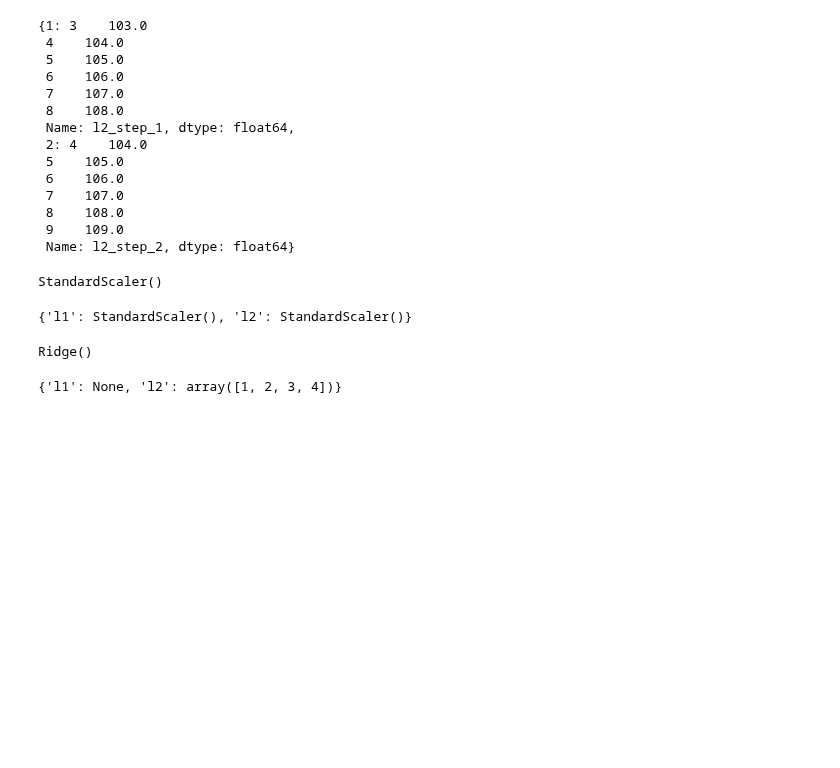
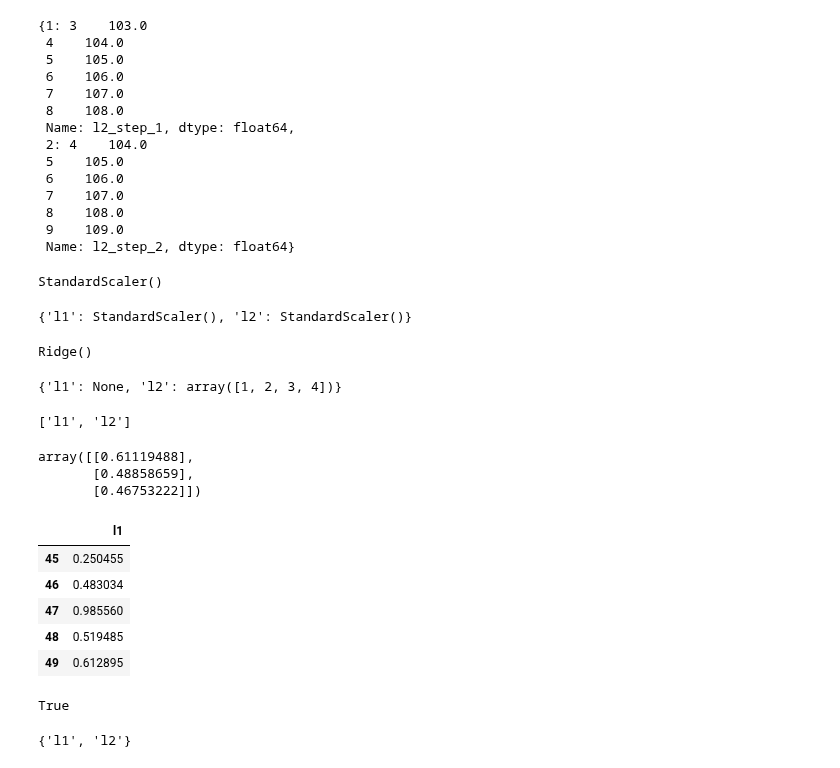
Before and after one commit to JoaquinAmatRodrigo/skforecast, a Jupyter notebook: dev/No_lags_multivariate.ipynb, the cells around one changed output. Drawn from its saved outputs; the diff is of its cells as text; code cells hidden in the pictures; blank space fills up the shorter version.

```diff
--- a/dev/No_lags_multivariate.ipynb
+++ b/dev/No_lags_multivariate.ipynb
@@ -179,0 +232,5 @@ forecaster.series_col_names
+# %%
+[col for col in series_col_names
+  if cols_to_create_lags[col] in ['X', 'both']]
+# %% [output]
+['l1', 'l2']
@@ -179,0 +258,27 @@ forecaster.series_col_names
+# %%
+forecaster = ForecasterAutoregMultiVariate(LinearRegression(), level='l1',
+                                               lags={'l1': 5, 'l2': None}, steps=3)
+forecaster.fit(series=series)
+results = forecaster.predict(steps=3)
+results.to_numpy()
+# %% [output]
+array([[0.61119488],
+       [0.48858659],
+       [0.46753222]])
+# %%
+forecaster.last_window
+# %% [output]
+|  | l1 |
+| 45 | 0.250455 |
+| 46 | 0.483034 |
+| 47 | 0.985560 |
+| 48 | 0.519485 |
+| 49 | 0.612895 |
+# %%
+len(set(['l1', 'l2', 'l4']) - set(['l1', 'l2', 'l3'])) > 0
+# %% [output]
+True
+# %%
+set(series.columns)
+# %% [output]
+{'l1', 'l2'}
```
Also changed, not shown: parts of 9 cells of this notebook, 6 other files.
